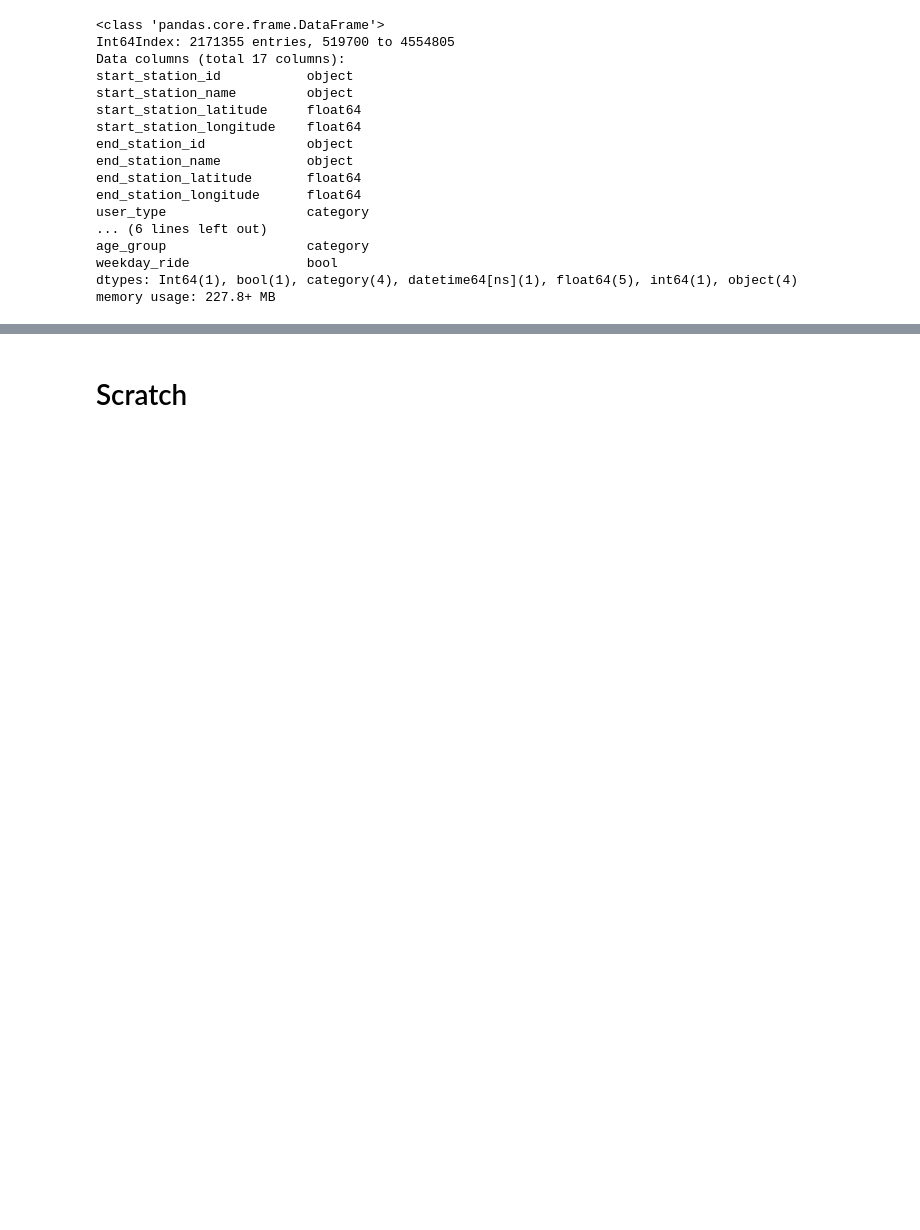
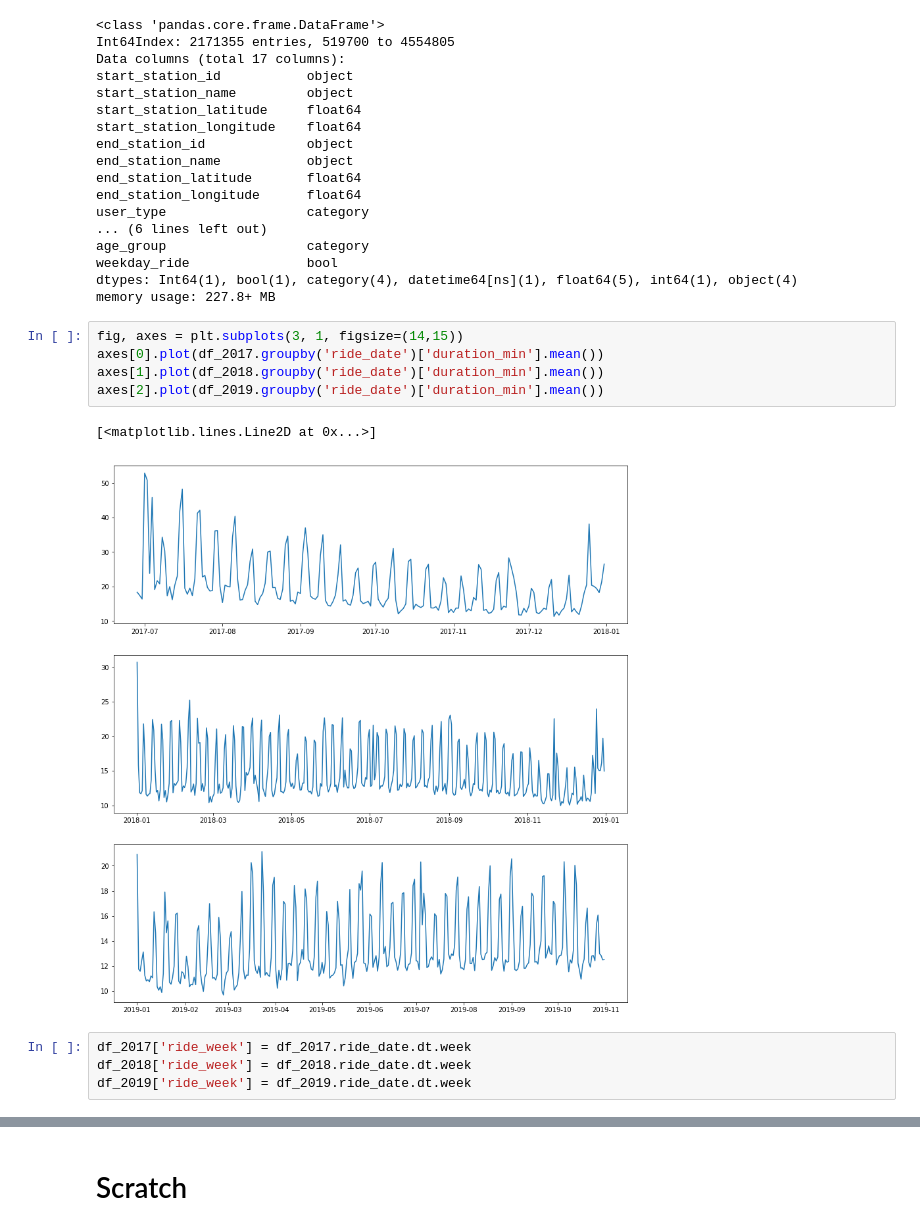
Before and after one commit to sdmccaul/udacity-da-viz, a Jupyter notebook: exploratory.ipynb, the cells around one changed output, grey strips where cells are left out. Saved outputs shown, nothing was run; the diff lists cells and outputs as text; blank space fills up the shorter version.

```diff
--- a/exploratory.ipynb
+++ b/exploratory.ipynb
@@ -730,3 +730,15 @@ age_group                  category
 weekday_ride               bool
 dtypes: Int64(1), bool(1), category(4), datetime64[ns](1), float64(5), int64(1), object(4)
 memory usage: 227.8+ MB
+# %%
+fig, axes = plt.subplots(3, 1, figsize=(14,15))
+axes[0].plot(df_2017.groupby('ride_date')['duration_min'].mean())
+axes[1].plot(df_2018.groupby('ride_date')['duration_min'].mean())
+axes[2].plot(df_2019.groupby('ride_date')['duration_min'].mean())
+# %% [output]
+[<matplotlib.lines.Line2D at 0x...>]
+[figure, added]
+# %%
+df_2017['ride_week'] = df_2017.ride_date.dt.week
+df_2018['ride_week'] = df_2018.ride_date.dt.week
+df_2019['ride_week'] = df_2019.ride_date.dt.week
```
Also changed, not shown: parts of 10 cells of this notebook.
